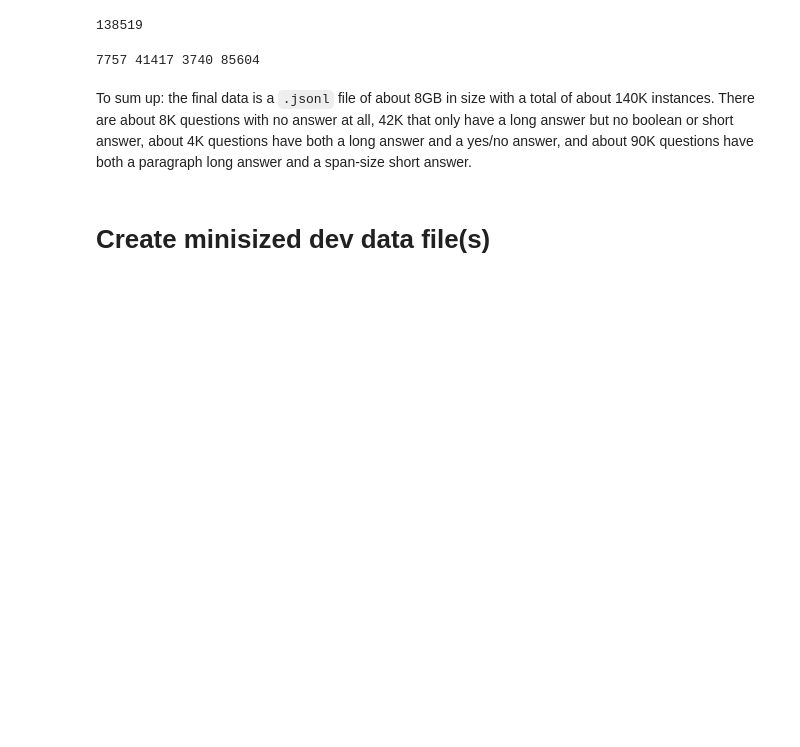
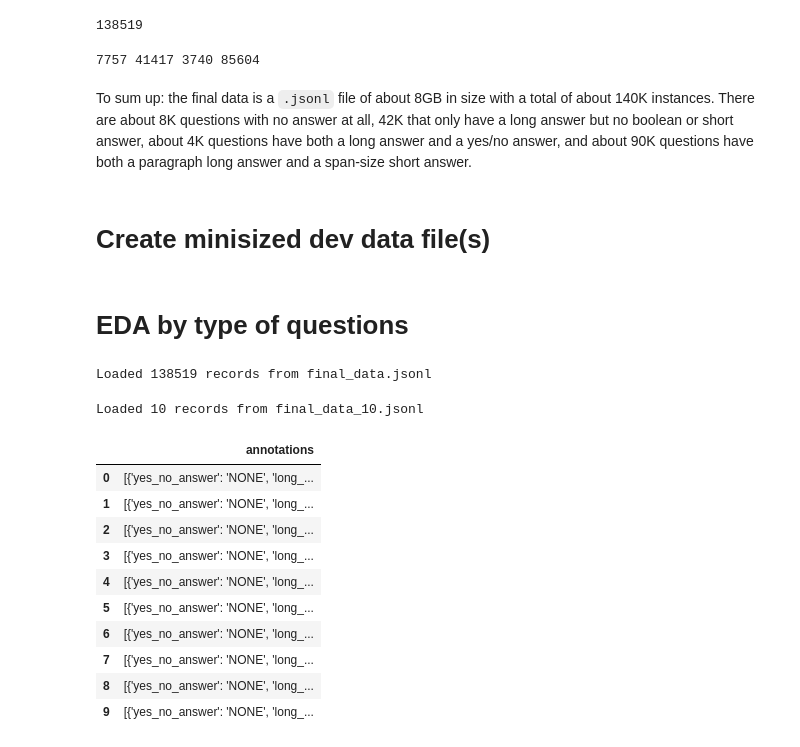
Before and after one commit to stmnk/qa, a Jupyter notebook: data/simplified/dev_data_wrangling.ipynb, the cells around one changed output. Cells and saved outputs as stored; diff of their text form; code cells hidden in the pictures; blank space fills up the shorter version.

```diff
--- a/data/simplified/dev_data_wrangling.ipynb
+++ b/data/simplified/dev_data_wrangling.ipynb
@@ -436,3 +433,5 @@ To sum up: the final data is a `.jsonl` file of about 8GB in size with a total o
 # cd simplified
 # head -15000 nq_sampled_10p_no_ans.jsonl > ../mini/nq_sampled_10p_no_ans_15K.jsonl
 # tail -25000 nq_sampled_10p_no_ans.jsonl > ../mini/nq_sampled_10p_no_ans_25K.jsonl
+# %% [markdown]
+# EDA by type of questions
@@ -438,0 +441,25 @@ To sum up: the final data is a `.jsonl` file of about 8GB in size with a total o
+# %%
+nq_data = read_jsonl(f'final_data.jsonl')
+nq_df = pd.DataFrame(nq_data)
+# %% [output]
+Loaded 138519 records from final_data.jsonl
+# %%
+qa_data = read_jsonl(f'final_data_10.jsonl')
+qa_df = pd.DataFrame(qa_data)
+# %% [output]
+Loaded 10 records from final_data_10.jsonl
+# %%
+pd.set_option('display.max_colwidth', 200)
+qa_df[['annotations']]
+# %% [output]
+|  | annotations |
+| 0 | [{'yes_no_answer': 'NONE', 'long_... |
+| 1 | [{'yes_no_answer': 'NONE', 'long_... |
+| 2 | [{'yes_no_answer': 'NONE', 'long_... |
+| 3 | [{'yes_no_answer': 'NONE', 'long_... |
+| 4 | [{'yes_no_answer': 'NONE', 'long_... |
+| 5 | [{'yes_no_answer': 'NONE', 'long_... |
+| 6 | [{'yes_no_answer': 'NONE', 'long_... |
+| 7 | [{'yes_no_answer': 'NONE', 'long_... |
+| 8 | [{'yes_no_answer': 'NONE', 'long_... |
+| 9 | [{'yes_no_answer': 'NONE', 'long_... |
```
Also changed, not shown: parts of 10 cells of this notebook, 2 other files.
